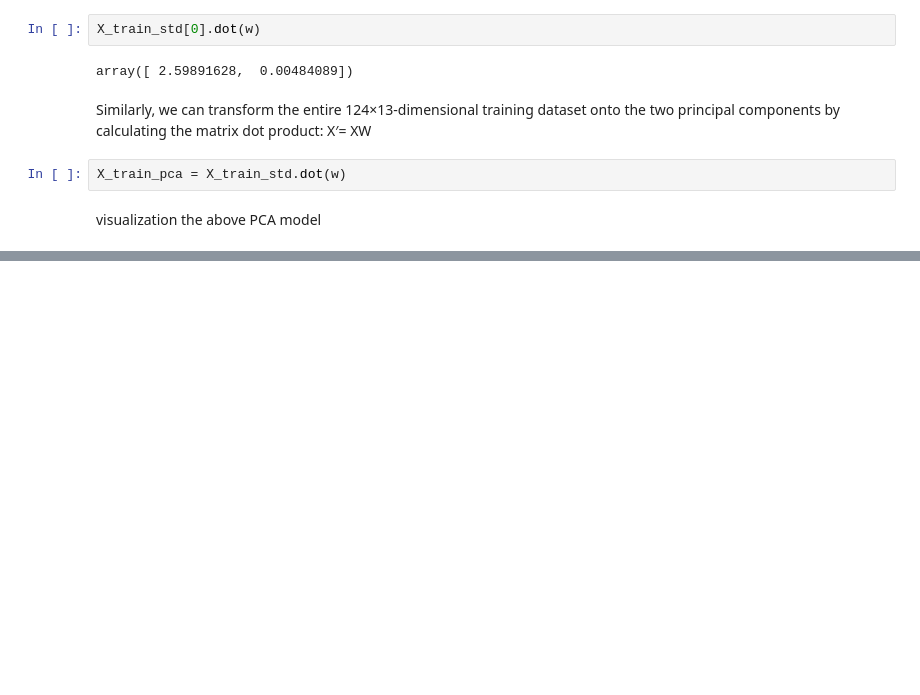
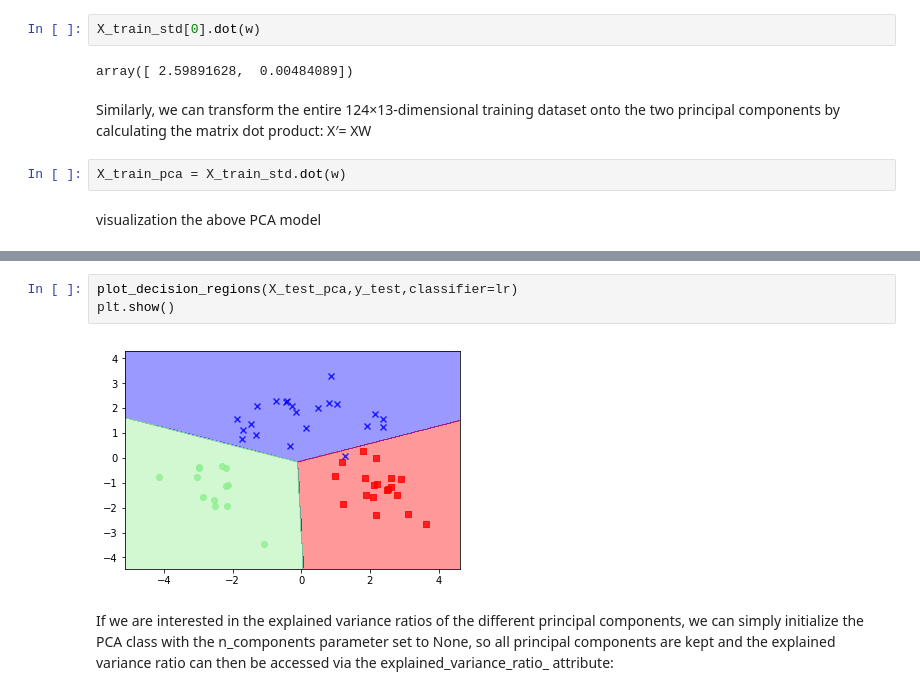
Before and after one commit to nikhil0410/pythonDataScience, a Jupyter notebook: Chapter 5-Compressing data via Dimensionality reduction.ipynb, the cells around one changed output, grey strips where cells are left out. Cells and saved outputs as stored; diff of their text form; blank space fills up the shorter version.

```diff
--- a/Chapter 5-Compressing data via Dimensionality reduction.ipynb
+++ b/Chapter 5-Compressing data via Dimensionality reduction.ipynb
@@ -118,0 +145,7 @@ plt.show()
+# %%
+plot_decision_regions(X_test_pca,y_test,classifier=lr)
+plt.show()
+# %% [output]
+[figure, added]
+# %% [markdown]
+If we are interested in the explained variance ratios of the different principal components, we can simply initialize the PCA class with the n_components parameter set to None, so all principal components are kept and the explained variance ratio can then be accessed via the explained_variance_ratio_ attribute:
```
Also changed, not shown: parts of 26 cells of this notebook.
